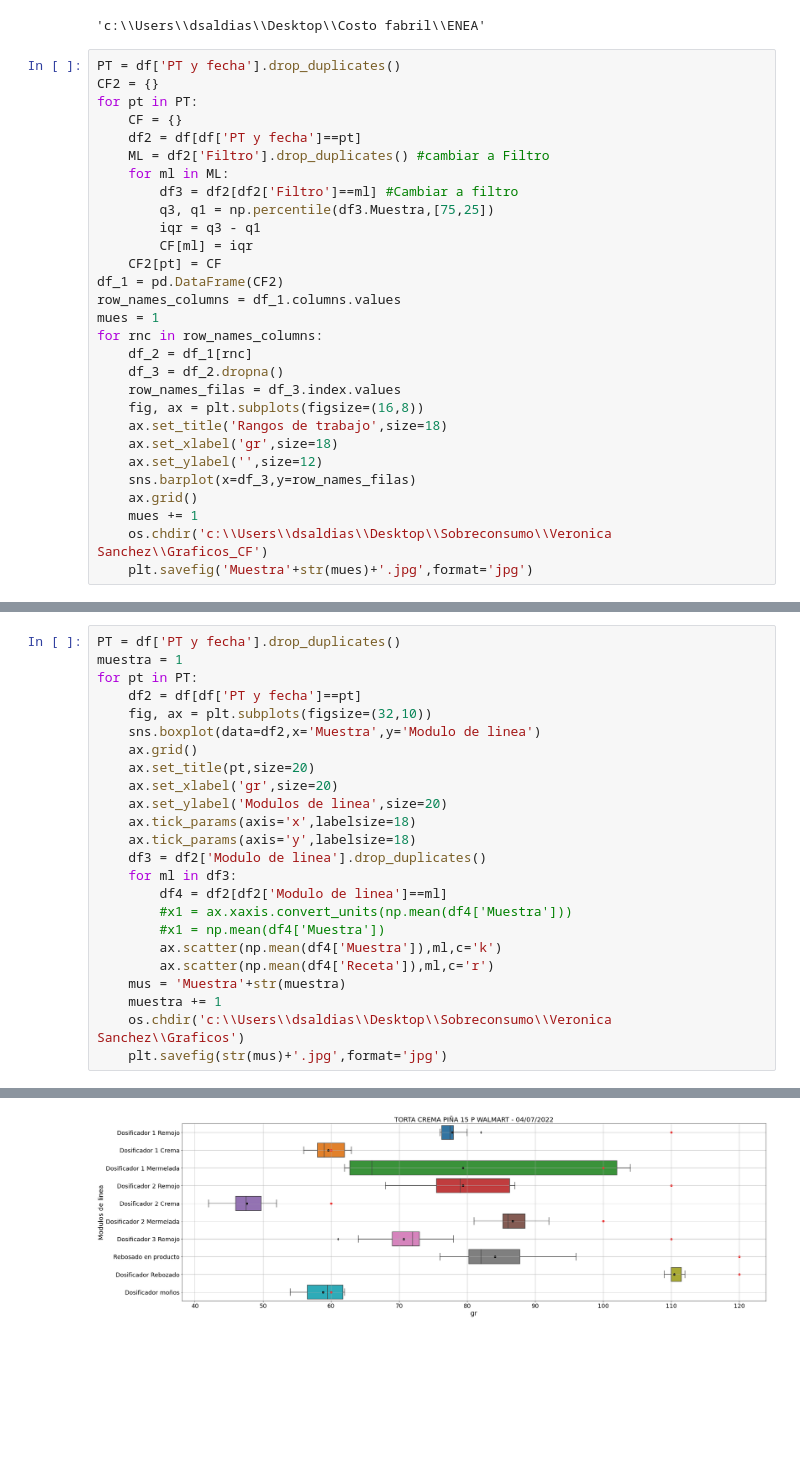
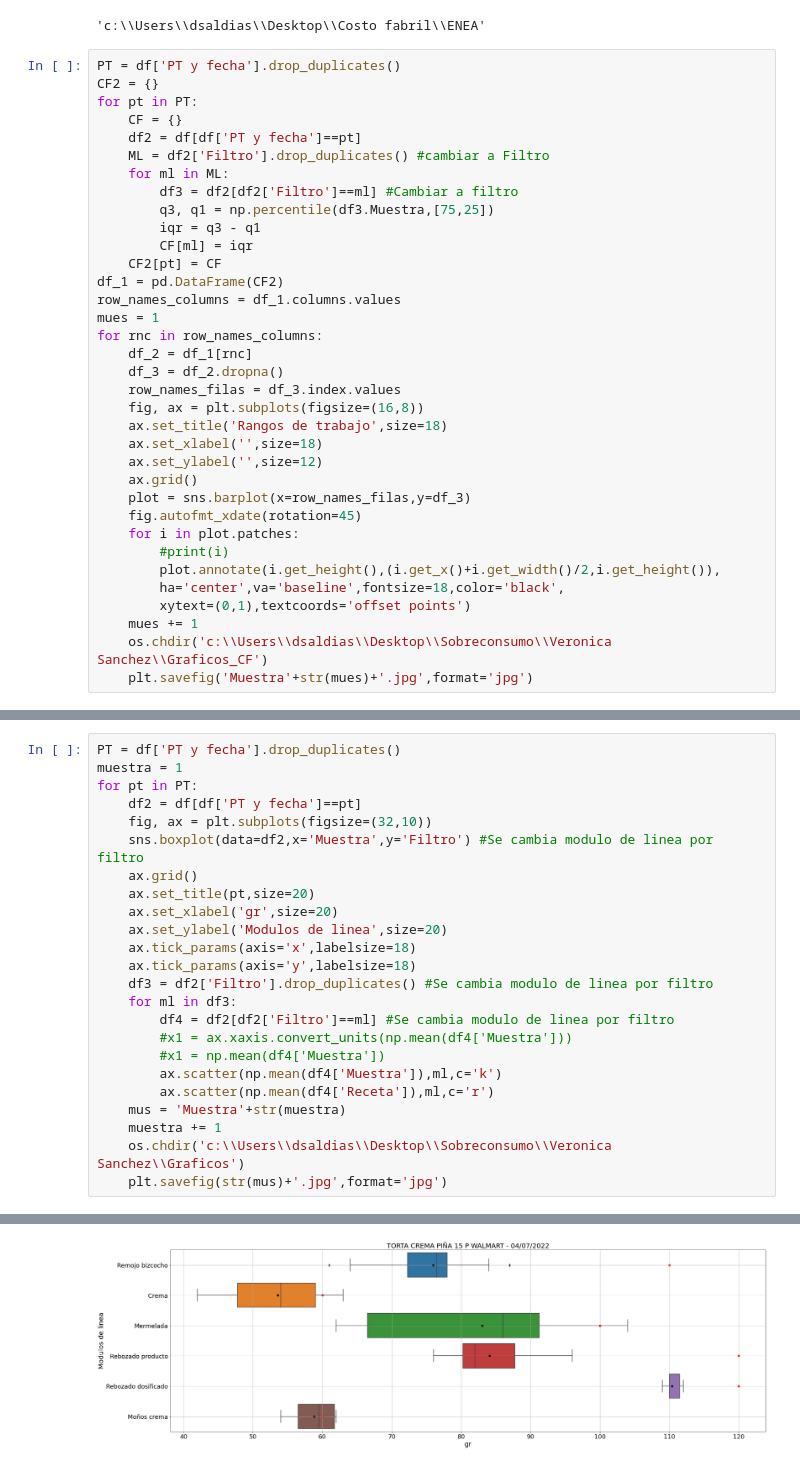
Before and after one commit to diegosaldiasq/Quinta, a Jupyter notebook: Procesos PV.ipynb, the cells around one changed output, grey strips where cells are left out. Drawn from its saved outputs; the diff is of its cells as text; blank space fills up the shorter version.

```diff
--- a/Procesos PV.ipynb
+++ b/Procesos PV.ipynb
@@ -71,10 +71,16 @@ for rnc in row_names_columns:
     row_names_filas = df_3.index.values
     fig, ax = plt.subplots(figsize=(16,8))
     ax.set_title('Rangos de trabajo',size=18)
-    ax.set_xlabel('gr',size=18)
+    ax.set_xlabel('',size=18)
     ax.set_ylabel('',size=12)
-    sns.barplot(x=df_3,y=row_names_filas)
     ax.grid()
+    plot = sns.barplot(x=row_names_filas,y=df_3)
+    fig.autofmt_xdate(rotation=45)
+    for i in plot.patches:
+        #print(i)
+        plot.annotate(i.get_height(),(i.get_x()+i.get_width()/2,i.get_height()),
+        ha='center',va='baseline',fontsize=18,color='black',
+        xytext=(0,1),textcoords='offset points')
     mues += 1
     os.chdir('c:\\Users\\dsaldias\\Desktop\\Sobreconsumo\\Veronica Sanchez\\Graficos_CF')
     plt.savefig('Muestra'+str(mues)+'.jpg',format='jpg')
@@ -98,16 +104,16 @@ muestra = 1
 for pt in PT:
     df2 = df[df['PT y fecha']==pt]
     fig, ax = plt.subplots(figsize=(32,10))
-    sns.boxplot(data=df2,x='Muestra',y='Modulo de linea')
+    sns.boxplot(data=df2,x='Muestra',y='Filtro') #Se cambia modulo de linea por filtro
     ax.grid()
     ax.set_title(pt,size=20)
     ax.set_xlabel('gr',size=20)
     ax.set_ylabel('Modulos de linea',size=20)
     ax.tick_params(axis='x',labelsize=18)
     ax.tick_params(axis='y',labelsize=18)
-    df3 = df2['Modulo de linea'].drop_duplicates()
+    df3 = df2['Filtro'].drop_duplicates() #Se cambia modulo de linea por filtro
     for ml in df3:
-        df4 = df2[df2['Modulo de linea']==ml]
+        df4 = df2[df2['Filtro']==ml] #Se cambia modulo de linea por filtro
         #x1 = ax.xaxis.convert_units(np.mean(df4['Muestra']))
         #x1 = np.mean(df4['Muestra'])
         ax.scatter(np.mean(df4['Muestra']),ml,c='k')
@@ -128 +134 @@ for pt in PT:
-[figure, old version]
+[figure, new version]
```
Also changed, not shown: parts of 2 cells of this notebook.
